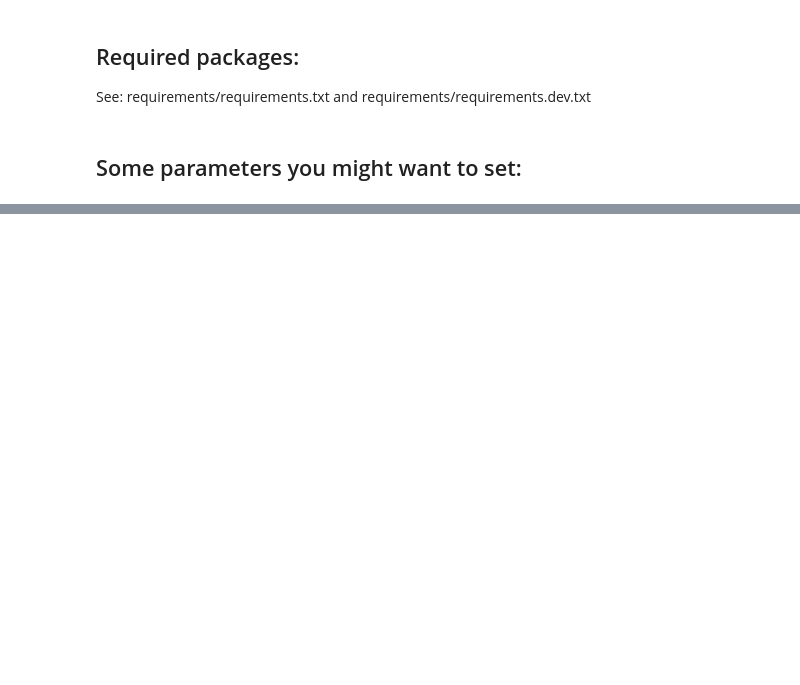
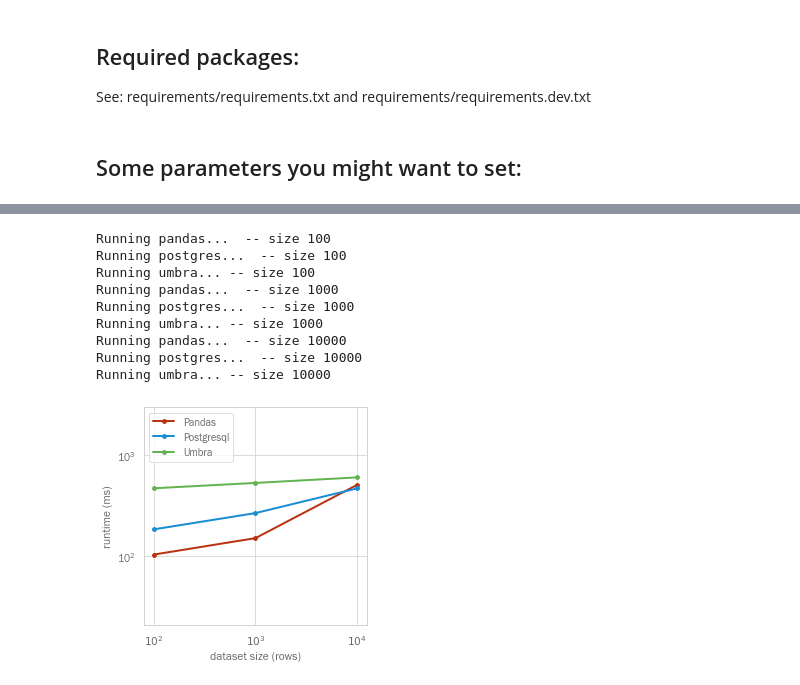
Before and after one commit to tum-db/mlinspect4sql, a Jupyter notebook: example_to_sql/to_sql_demo_inspection.ipynb, the cells around one changed output, grey strips where cells are left out. Drawn from its saved outputs; the diff is of its cells as text; code cells hidden in the pictures; blank space fills up the shorter version.

```diff
--- a/example_to_sql/to_sql_demo_inspection.ipynb
+++ b/example_to_sql/to_sql_demo_inspection.ipynb
@@ -172,0 +236,14 @@ No user with password configured. For initial setup, connect via a domain socket
+# %%
+pipeline_inspection_benchmark(HEALTHCARE_DATA_PATHS, healthcare_no_bias, mode="VIEW",
+                              title="HealthcareInspectionComparisonVIEW")
+# %% [output]
+Running pandas...  -- size 100
+Running postgres...  -- size 100
+Running umbra... -- size 100
+Running pandas...  -- size 1000
+Running postgres...  -- size 1000
+Running umbra... -- size 1000
+Running pandas...  -- size 10000
+Running postgres...  -- size 10000
+Running umbra... -- size 10000
+[figure, added]
```
Also changed, not shown: parts of 17 cells of this notebook, 11 other files.
